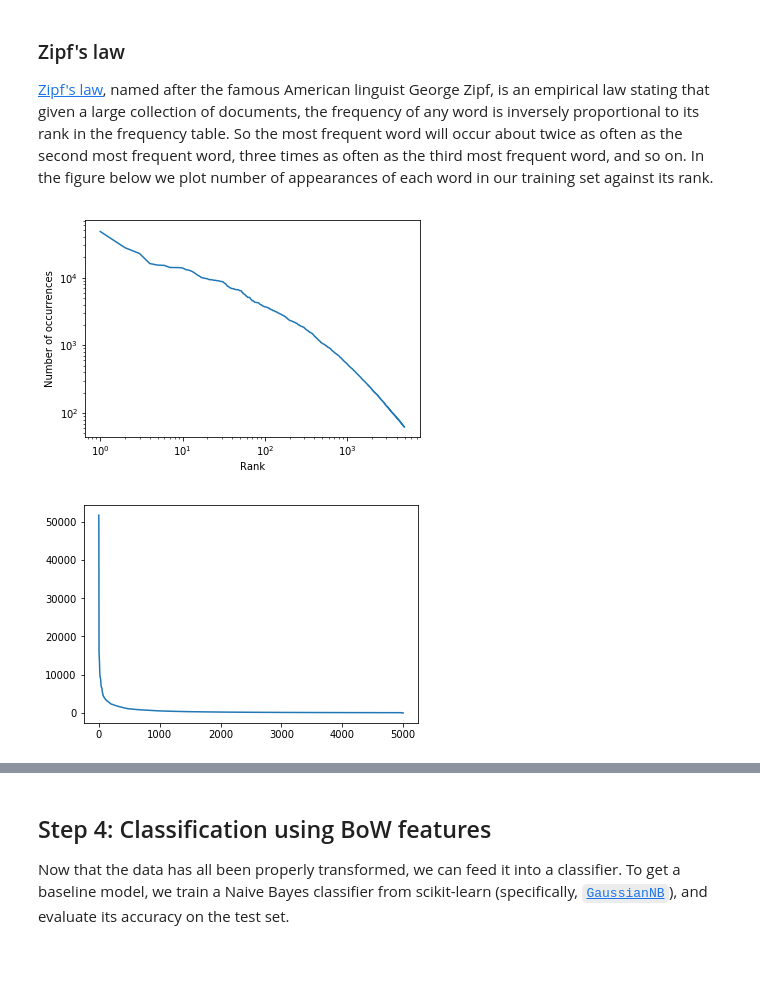
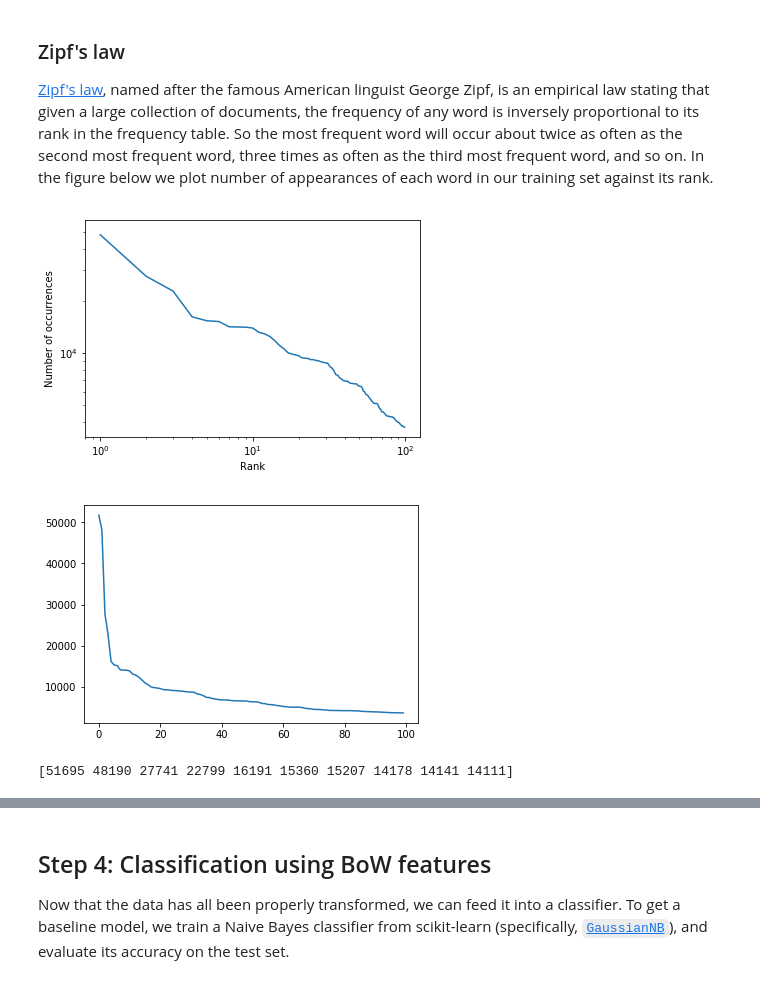
Before and after one commit to baek-jinoo/AIND-NLP, a Jupyter notebook: sentiment_analysis.ipynb, the cells around one changed output, grey strips where cells are left out. Cells and saved outputs as stored; diff of their text form; code cells hidden in the pictures.

```diff
--- a/sentiment_analysis.ipynb
+++ b/sentiment_analysis.ipynb
@@ -467,19 +467,23 @@ word_freq = features_train.sum(axis=0)
 # Sort it in descending order
 sorted_word_freq = np.sort(word_freq)[::-1]
 # Plot
-plt.plot(sorted_word_freq)
+plt.plot(sorted_word_freq[0:100])
 plt.gca().set_xscale('log')
 plt.gca().set_yscale('log')
 plt.xlabel('Rank')
 plt.ylabel('Number of occurrences')
 plt.show()
 # %% [output]
-[figure, old version]
+[figure, new version]
 # %%
-plt.plot(sorted_word_freq)
+plt.plot(sorted_word_freq[0:100])
 plt.show()
 # %% [output]
-[figure, old version]
+[figure, new version]
+# %%
+print(sorted_word_freq[0:10])
+# %% [output]
+[51695 48190 27741 22799 16191 15360 15207 14178 14141 14111]
 # %% [markdown]
 #### Question: Zipf's law
 
```
Also changed, not shown: parts of 11 cells of this notebook.
